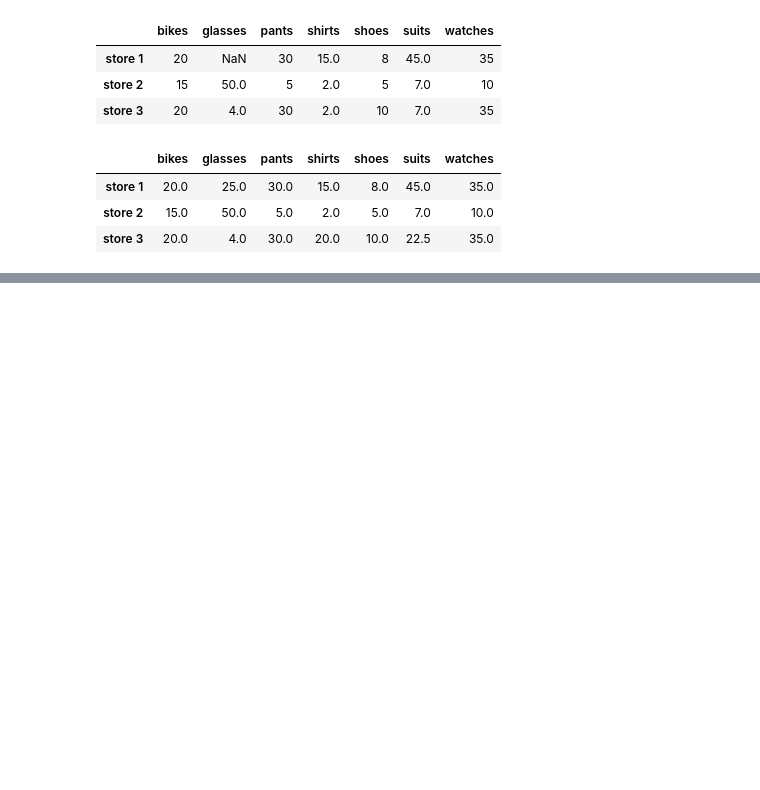
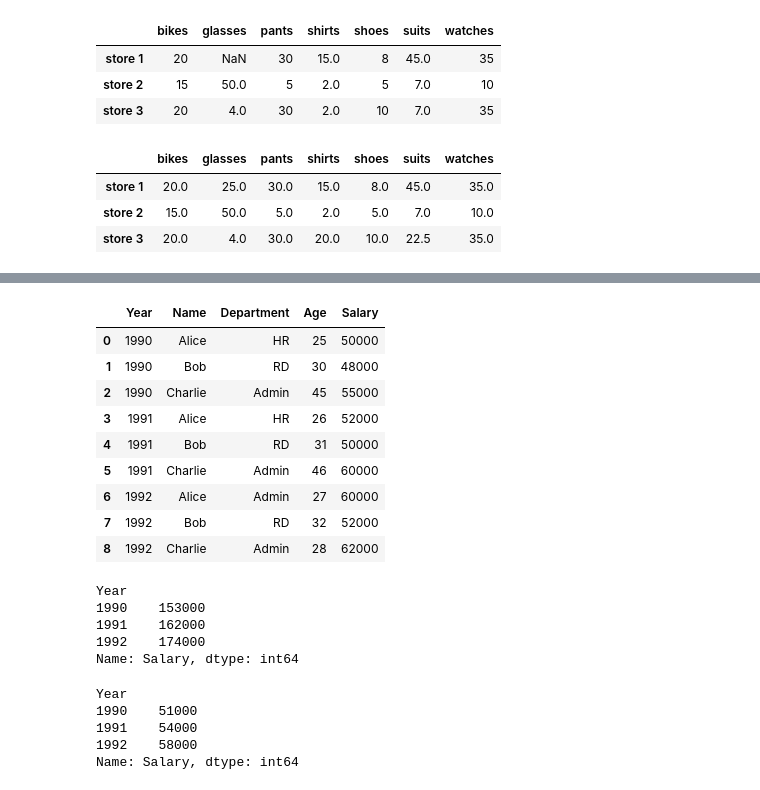
Before and after one commit to Razikk/Udacity, a Jupyter notebook: Pandas_notes.ipynb, the cells around one changed output, grey strips where cells are left out. Saved outputs shown, nothing was run; the diff lists cells and outputs as text; code cells hidden in the pictures; blank space fills up the shorter version.

```diff
--- a/Pandas_notes.ipynb
+++ b/Pandas_notes.ipynb
@@ -683,0 +796,41 @@ store_items.interpolate(method='linear', axis=1)
+# %%
+# build data for fake_company:
+
+years = [1990,1990,1990,1991,1991,1991,1992,1992,1992]
+names = ['Alice','Bob','Charlie','Alice','Bob','Charlie','Alice','Bob','Charlie']
+department = ['HR','RD','Admin','HR','RD','Admin','Admin','RD','Admin']
+age = [25,30,45,26,31,46,27,32,28]
+salary = [50000,48000,55000,52000,50000,60000,60000,52000,62000]
+
+fake_company = pd.DataFrame(list(zip(years, names, department, age, salary)),
+                            columns=['Year', 'Name', 'Department', 'Age', 'Salary'])
+fake_company
+# %% [output]
+|  | Year | Name | Department | Age | Salary |
+| 0 | 1990 | Alice | HR | 25 | 50000 |
+| 1 | 1990 | Bob | RD | 30 | 48000 |
+| 2 | 1990 | Charlie | Admin | 45 | 55000 |
+| 3 | 1991 | Alice | HR | 26 | 52000 |
+| 4 | 1991 | Bob | RD | 31 | 50000 |
+| 5 | 1991 | Charlie | Admin | 46 | 60000 |
+| 6 | 1992 | Alice | Admin | 27 | 60000 |
+| 7 | 1992 | Bob | RD | 32 | 52000 |
+| 8 | 1992 | Charlie | Admin | 28 | 62000 |
+# %%
+# Display total salary expenditure per year
+fake_company.groupby(['Year'])['Salary'].sum()
+# %% [output]
+Year
+1990    153000
+1991    162000
+1992    174000
+Name: Salary, dtype: int64
+# %%
+# Display the average salary per year
+fake_company.groupby(['Year'])['Salary'].mean()
+# %% [output]
+Year
+1990    51000
+1991    54000
+1992    58000
+Name: Salary, dtype: int64
```
Also changed, not shown: parts of 20 cells of this notebook.
